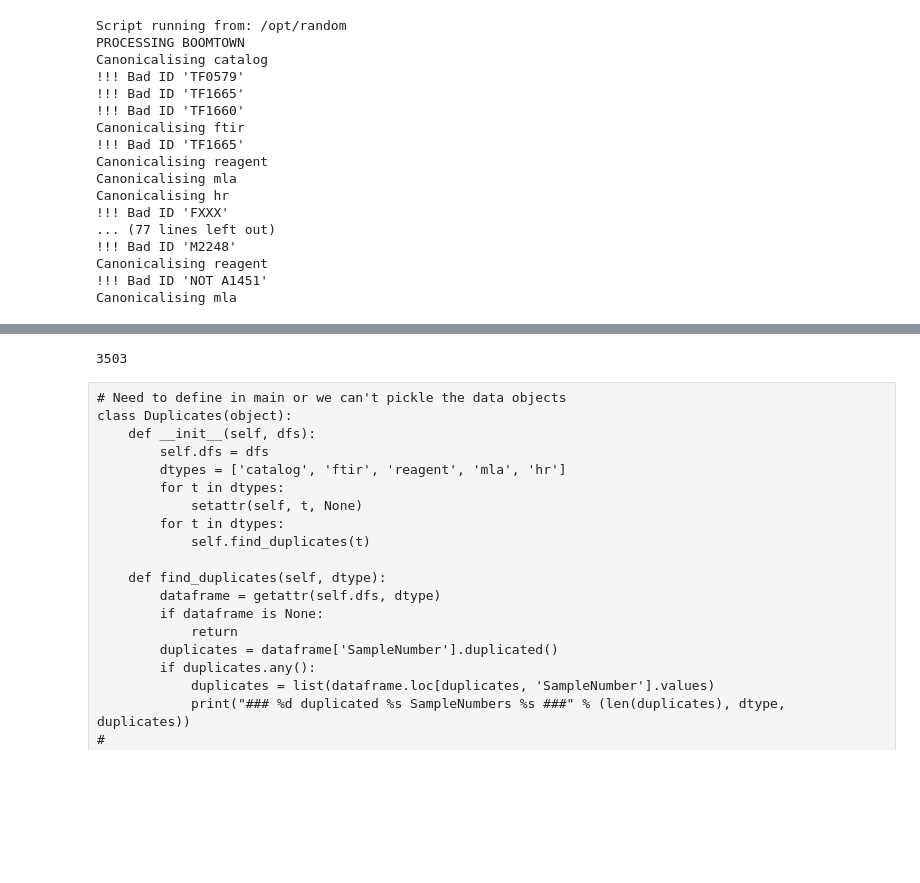
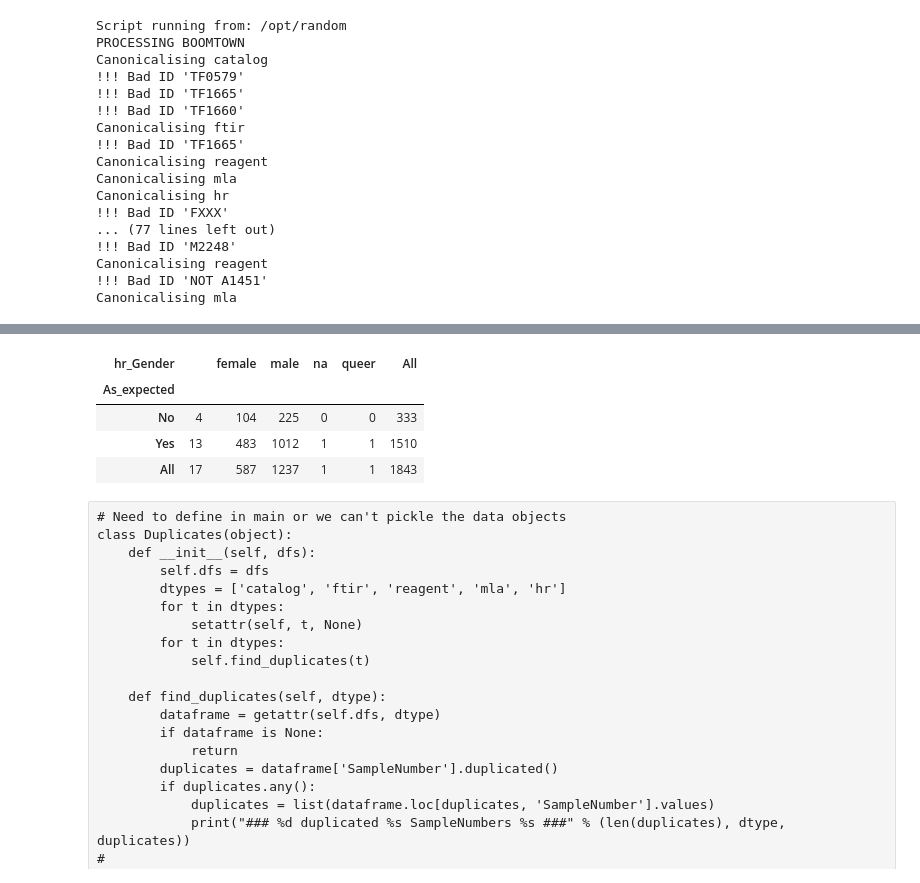
Before and after one commit to linucks/random, a Jupyter notebook: Loop2018DataAnalysis.ipynb, the cells around one changed output, grey strips where cells are left out. Saved outputs shown, nothing was run; the diff lists cells and outputs as text; code cells hidden in the pictures; blank space fills up the shorter version.

```diff
--- a/Loop2018DataAnalysis.ipynb
+++ b/Loop2018DataAnalysis.ipynb
@@ -672,7 +690,14 @@ print(now() + " Wrote version %s to file%s" % (VERSION, filename))
-# %%
-print(len(df_final))
-# %% [output]
-3503
+# %%
+# print(len(df_final))
+#pd.crosstab(df_final['hr_Age'], df_final['hr_Gender'], margins=True)
+# pd.crosstab(df_final['hr_Had_ecstascy_pill'], df_final['hr_Gender'], margins=True)
+pd.crosstab(df_final['As_expected'], df_final['hr_Gender'], margins=True)
+# %% [output]
+| hr_Gender |  | female | male | na | queer | All |
+| As_expected |  |  |  |  |  |  |
+| No | 4 | 104 | 225 | 0 | 0 | 333 |
+| Yes | 13 | 483 | 1012 | 1 | 1 | 1510 |
+| All | 17 | 587 | 1237 | 1 | 1 | 1843 |
 # %% [raw]
 # Need to define in main or we can't pickle the data objects
 class Duplicates(object):
```
Also changed, not shown: parts of 3 cells of this notebook.
